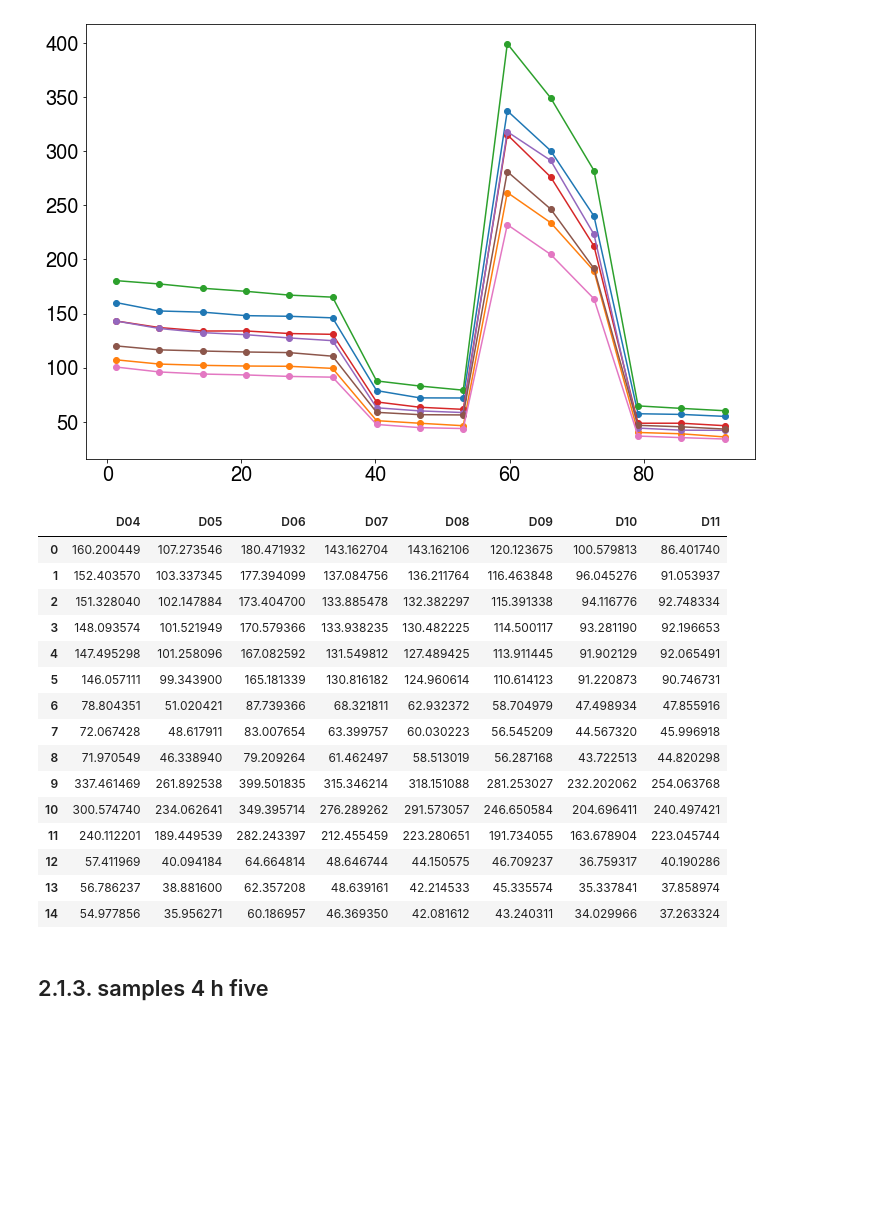
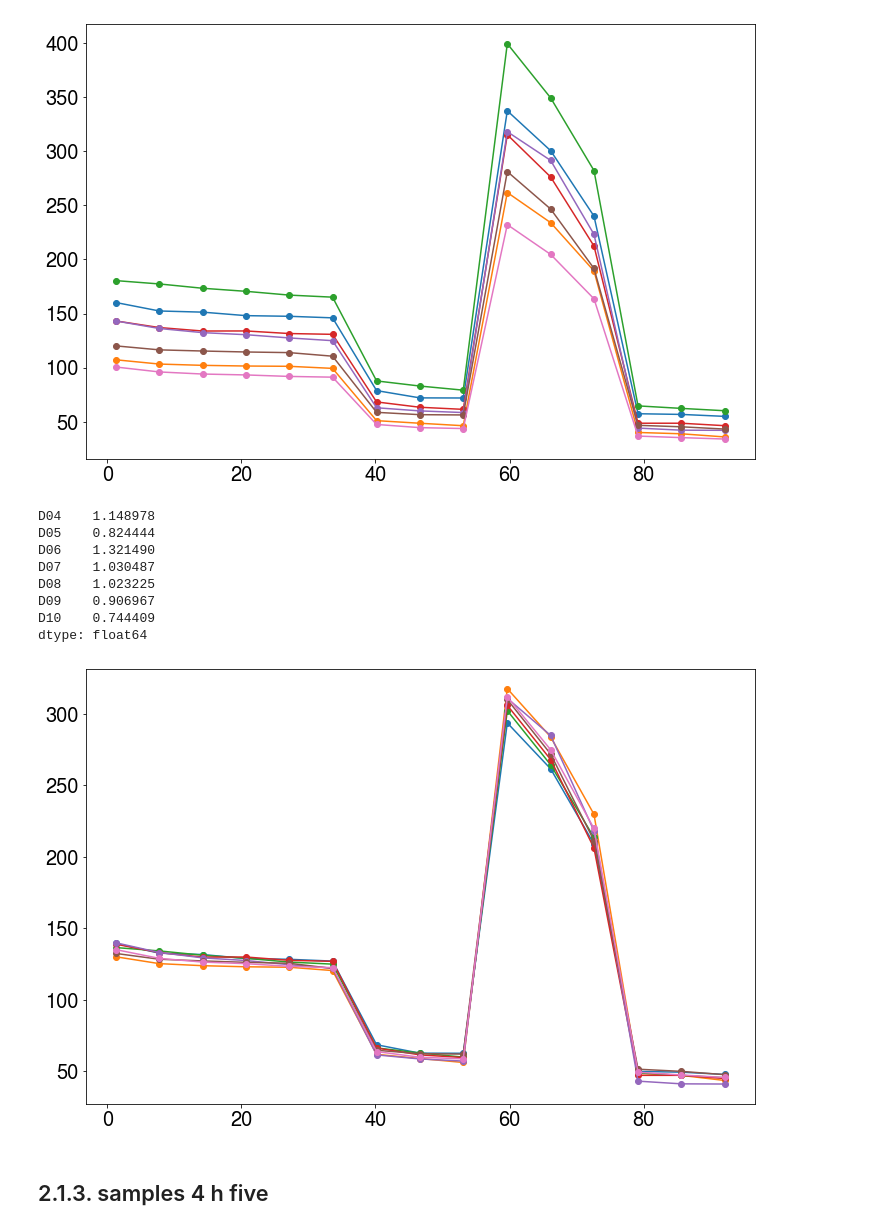
Before and after one commit to adelomana/HUVECs, a Jupyter notebook: Figure.2.seahorse/seahorse plotter v001.ipynb, the cells around one changed output. Cells and saved outputs as stored; diff of their text form; code cells hidden in the pictures; blank space fills up the shorter version.

```diff
--- a/Figure.2.seahorse/seahorse plotter v001.ipynb
+++ b/Figure.2.seahorse/seahorse plotter v001.ipynb
@@ -211,24 +211,23 @@ matplotlib.pyplot.show()
 # %% [output]
 [figure]
 # %%
-ocr[samples_4h_half]
+relative_mu = ocr[samples_4h_half_representative].mean()/ocr[samples_4h_half_representative].mean().mean()
+print(relative_mu)
+normalized_green = ocr[samples_4h_half_representative]/relative_mu
 # %% [output]
-|  | D04 | D05 | D06 | D07 | D08 | D09 | D10 | D11 |
-| 0 | 160.200449 | 107.273546 | 180.471932 | 143.162704 | 143.162106 | 120.123675 | 100.579813 | 86.401740 |
-| 1 | 152.403570 | 103.337345 | 177.394099 | 137.084756 | 136.211764 | 116.463848 | 96.045276 | 91.053937 |
-| 2 | 151.328040 | 102.147884 | 173.404700 | 133.885478 | 132.382297 | 115.391338 | 94.116776 | 92.748334 |
-| 3 | 148.093574 | 101.521949 | 170.579366 | 133.938235 | 130.482225 | 114.500117 | 93.281190 | 92.196653 |
-| 4 | 147.495298 | 101.258096 | 167.082592 | 131.549812 | 127.489425 | 113.911445 | 91.902129 | 92.065491 |
-| 5 | 146.057111 | 99.343900 | 165.181339 | 130.816182 | 124.960614 | 110.614123 | 91.220873 | 90.746731 |
-| 6 | 78.804351 | 51.020421 | 87.739366 | 68.321811 | 62.932372 | 58.704979 | 47.498934 | 47.855916 |
-| 7 | 72.067428 | 48.617911 | 83.007654 | 63.399757 | 60.030223 | 56.545209 | 44.567320 | 45.996918 |
-| 8 | 71.970549 | 46.338940 | 79.209264 | 61.462497 | 58.513019 | 56.287168 | 43.722513 | 44.820298 |
-| 9 | 337.461469 | 261.892538 | 399.501835 | 315.346214 | 318.151088 | 281.253027 | 232.202062 | 254.063768 |
-| 10 | 300.574740 | 234.062641 | 349.395714 | 276.289262 | 291.573057 | 246.650584 | 204.696411 | 240.497421 |
-| 11 | 240.112201 | 189.449539 | 282.243397 | 212.455459 | 223.280651 | 191.734055 | 163.678904 | 223.045744 |
-| 12 | 57.411969 | 40.094184 | 64.664814 | 48.646744 | 44.150575 | 46.709237 | 36.759317 | 40.190286 |
-| 13 | 56.786237 | 38.881600 | 62.357208 | 48.639161 | 42.214533 | 45.335574 | 35.337841 | 37.858974 |
-| 14 | 54.977856 | 35.956271 | 60.186957 | 46.369350 | 42.081612 | 43.240311 | 34.029966 | 37.263324 |
+D04    1.148978
+D05    0.824444
+D06    1.321490
+D07    1.030487
+D08    1.023225
+D09    0.906967
+D10    0.744409
+dtype: float64
+# %%
+matplotlib.pyplot.plot(timepoints, normalized_green, 'o-')
+matplotlib.pyplot.show()
+# %% [output]
+[figure, added]
 # %% [markdown]
 ## 2.1.3. samples 4 h five
 # %%
```
Also changed, not shown: parts of 24 cells of this notebook.
